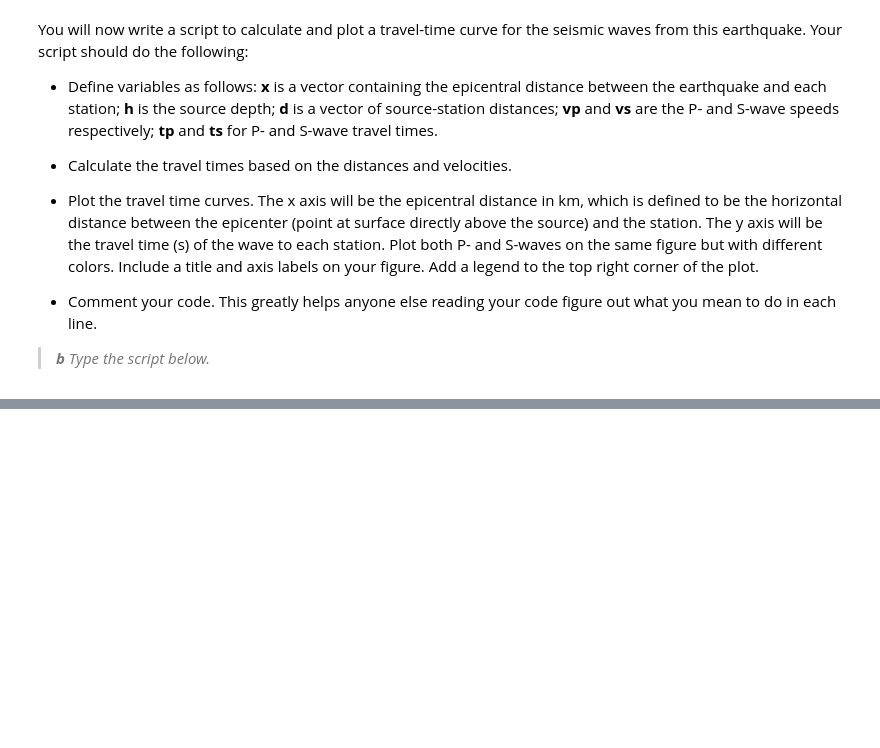
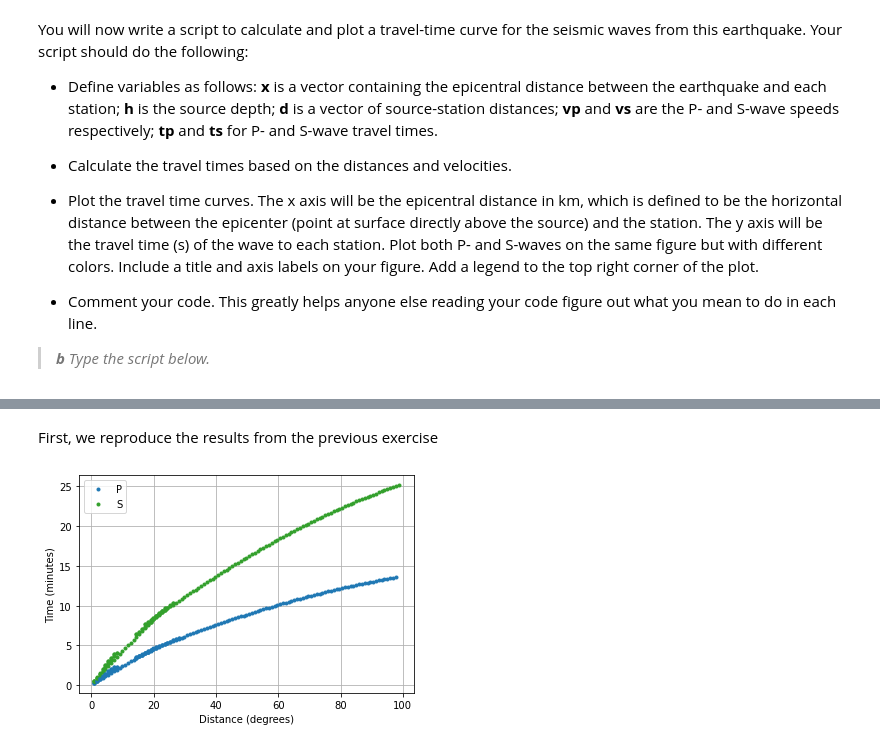
Before and after one commit to UW-geophysics-edu/ESS314-fall22, a Jupyter notebook: LABS/Lab2.ipynb, the cells around one changed output, grey strips where cells are left out. Saved outputs shown, nothing was run; the diff lists cells and outputs as text; code cells hidden in the pictures; blank space fills up the shorter version.

```diff
--- a/LABS/Lab2.ipynb
+++ b/LABS/Lab2.ipynb
@@ -226,2 +222,13 @@ The MATLAB script was translated to Python by Marine Denolle (mdenolle@uw.edu).
 # %%
 import obspy
+# %% [markdown]
+First, we reproduce the results from the previous exercise
+# %%
+from obspy.taup import plot_travel_times
+import matplotlib.pyplot as plt
+
+fig, ax = plt.subplots()
+ax = plot_travel_times(source_depth=10, ax=ax, fig=fig, model='iasp91',
+                       phase_list=['P', 'S'], npoints=200)
+# %% [output]
+[figure, added]
```
Also changed, not shown: parts of 5 cells of this notebook.
